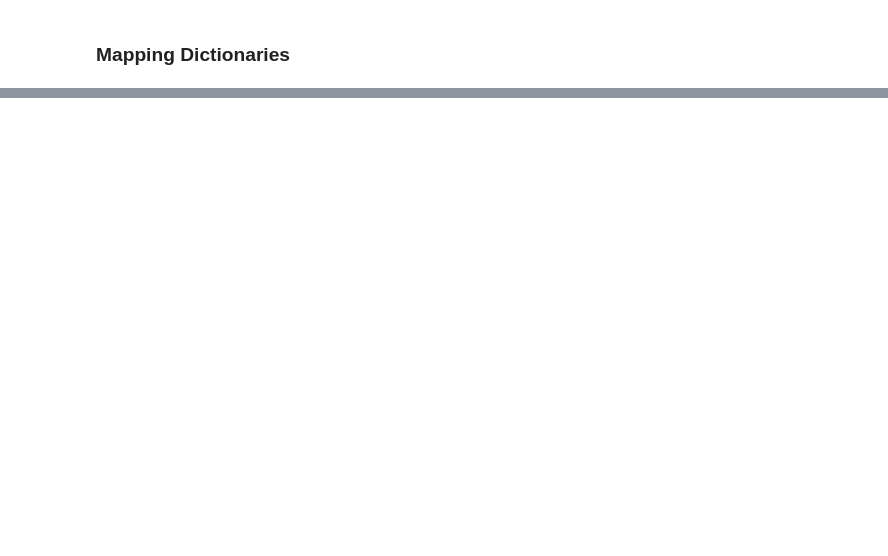
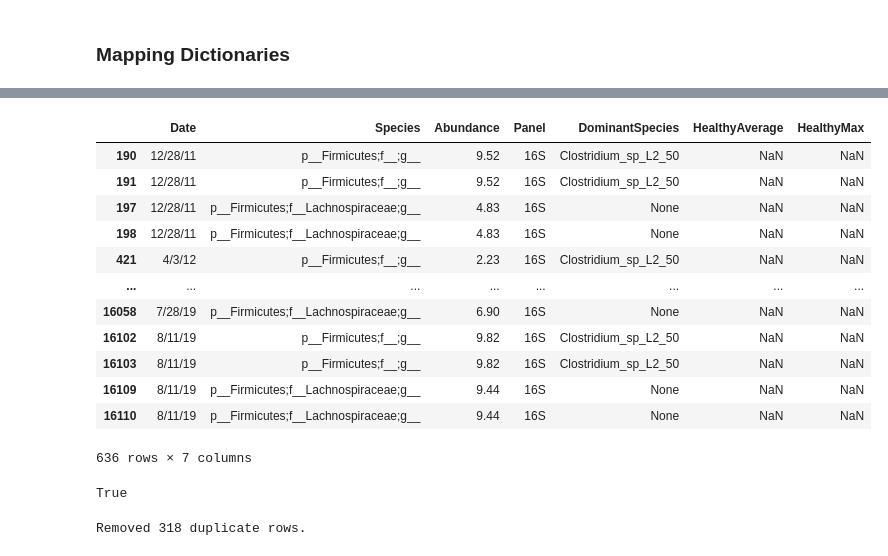
Before and after one commit to holliwood8/LargeLarryModelers, a Jupyter notebook: BioDiary_LS_tableConversion.ipynb, the cells around one changed output, grey strips where cells are left out. Saved outputs shown, nothing was run; the diff lists cells and outputs as text; code cells hidden in the pictures; blank space fills up the shorter version.

```diff
--- a/BioDiary_LS_tableConversion.ipynb
+++ b/BioDiary_LS_tableConversion.ipynb
@@ -1364,0 +1614,47 @@ dict_speciesToHealthyMax = {
+# %%
+# Code to check for duplicates
+dups = (
+    df_longMicrobiome[df_longMicrobiome.duplicated(["Date","Species"], keep=False)]
+    .sort_values(["Date","Species"])
+)
+dups
+# %% [output]
+|  | Date | Species | Abundance | Panel | DominantSpecies | HealthyAverage | HealthyMax |
+| 190 | 12/28/11 | p__Firmicutes;f__;g__ | 9.52 | 16S | Clostridium_sp_L2_50 | NaN | NaN |
+| 191 | 12/28/11 | p__Firmicutes;f__;g__ | 9.52 | 16S | Clostridium_sp_L2_50 | NaN | NaN |
+| 197 | 12/28/11 | p__Firmicutes;f__Lachnospiraceae;g__ | 4.83 | 16S | None | NaN | NaN |
+| 198 | 12/28/11 | p__Firmicutes;f__Lachnospiraceae;g__ | 4.83 | 16S | None | NaN | NaN |
+| 421 | 4/3/12 | p__Firmicutes;f__;g__ | 2.23 | 16S | Clostridium_sp_L2_50 | NaN | NaN |
+| ... | ... | ... | ... | ... | ... | ... | ... |
+| 16058 | 7/28/19 | p__Firmicutes;f__Lachnospiraceae;g__ | 6.90 | 16S | None | NaN | NaN |
+| 16102 | 8/11/19 | p__Firmicutes;f__;g__ | 9.82 | 16S | Clostridium_sp_L2_50 | NaN | NaN |
+| 16103 | 8/11/19 | p__Firmicutes;f__;g__ | 9.82 | 16S | Clostridium_sp_L2_50 | NaN | NaN |
+| 16109 | 8/11/19 | p__Firmicutes;f__Lachnospiraceae;g__ | 9.44 | 16S | None | NaN | NaN |
+| 16110 | 8/11/19 | p__Firmicutes;f__Lachnospiraceae;g__ | 9.44 | 16S | None | NaN | NaN |
+636 rows × 7 columns
+# %%
+
+
+dups = df_longMicrobiome[df_longMicrobiome.duplicated(['Date','Species'], keep=False)].copy()
+dups['Abundance'] = pd.to_numeric(dups['Abundance'], errors='coerce')
+
+all_same = dups.groupby(['Date','Species'])['Abundance'].nunique(dropna=True).le(1).all()
+print(all_same)  # True => all the same, False => at least one group differs
+# %% [output]
+True
+# %%
+# remove duplicate (Date, Species) rows (values are identical)
+n_before = len(df_longMicrobiome)
+
+df_longMicrobiome = (
+    df_longMicrobiome
+        .sort_values(["Date", "Species"])
+        .drop_duplicates(subset=["Date", "Species"], keep="first")
+        .reset_index(drop=True)
+)
+
+print(f"Removed {n_before - len(df_longMicrobiome)} duplicate rows.")
+# sanity check
+assert not df_longMicrobiome.duplicated(["Date","Species"]).any()
+# %% [output]
+Removed 318 duplicate rows.
```
Also changed, not shown: parts of 36 cells of this notebook, 4 other files.
